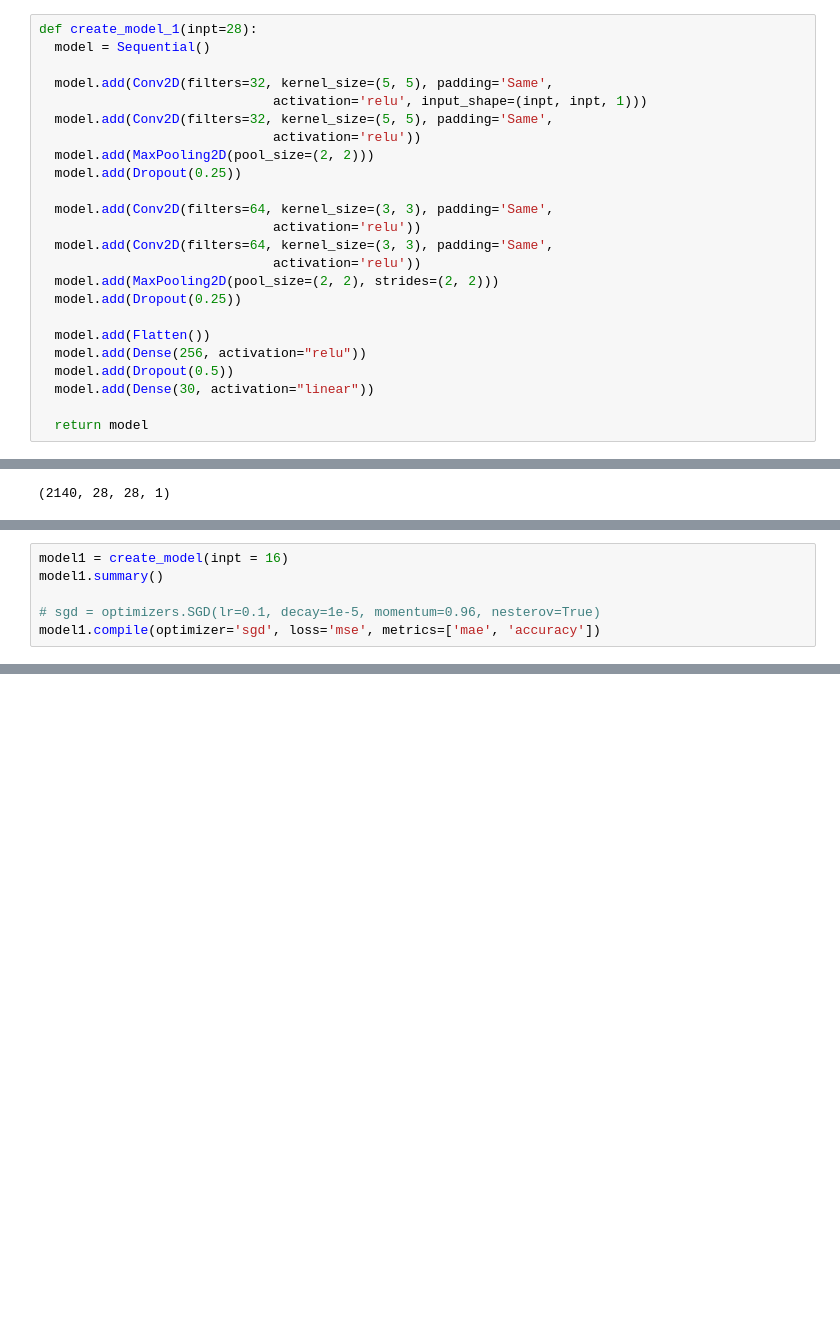
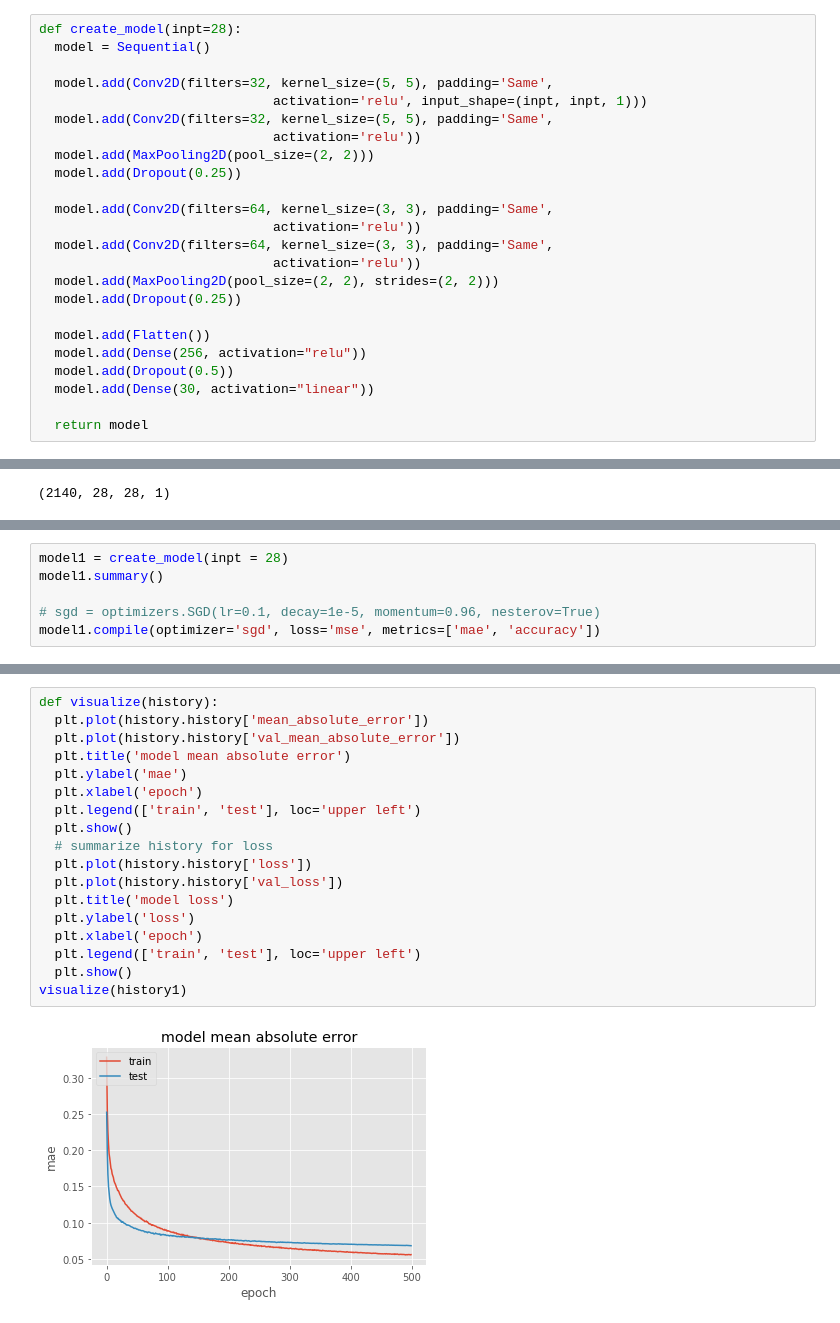
Before and after one commit to apuayush/facial_keypoint, a Jupyter notebook: Main.ipynb, the cells around one changed output, grey strips where cells are left out. Drawn from its saved outputs; the diff is of its cells as text; blank space fills up the shorter version.

```diff
--- a/Main.ipynb
+++ b/Main.ipynb
@@ -279,7 +247,7 @@ from keras.layers import BatchNormalization, Conv2D, Activation, MaxPooling2D, D
 # %% [output]
 Using TensorFlow backend.
 # %%
-def create_model_1(inpt=28):
+def create_model(inpt=28):
   model = Sequential()
 
   model.add(Conv2D(filters=32, kernel_size=(5, 5), padding='Same',
@@ -506,5 +474,5 @@ plt.imshow(pca_train_images[0].reshape(h, w), cmap='gray')
 # %%
-model1 = create_model(inpt = 16)
+model1 = create_model(inpt = 28)
 model1.summary()
 
 # sgd = optimizers.SGD(lr=0.1, decay=1e-5, momentum=0.96, nesterov=True)
@@ -557,0 +521,20 @@ visualize(history1)
+# %%
+def visualize(history):
+  plt.plot(history.history['mean_absolute_error'])
+  plt.plot(history.history['val_mean_absolute_error'])
+  plt.title('model mean absolute error')
+  plt.ylabel('mae')
+  plt.xlabel('epoch')
+  plt.legend(['train', 'test'], loc='upper left')
+  plt.show()
+  # summarize history for loss
+  plt.plot(history.history['loss'])
+  plt.plot(history.history['val_loss'])
+  plt.title('model loss')
+  plt.ylabel('loss')
+  plt.xlabel('epoch')
+  plt.legend(['train', 'test'], loc='upper left')
+  plt.show()
+visualize(history1)
+# %% [output]
+[figure, added]
```
Also changed, not shown: parts of 30 cells of this notebook.
